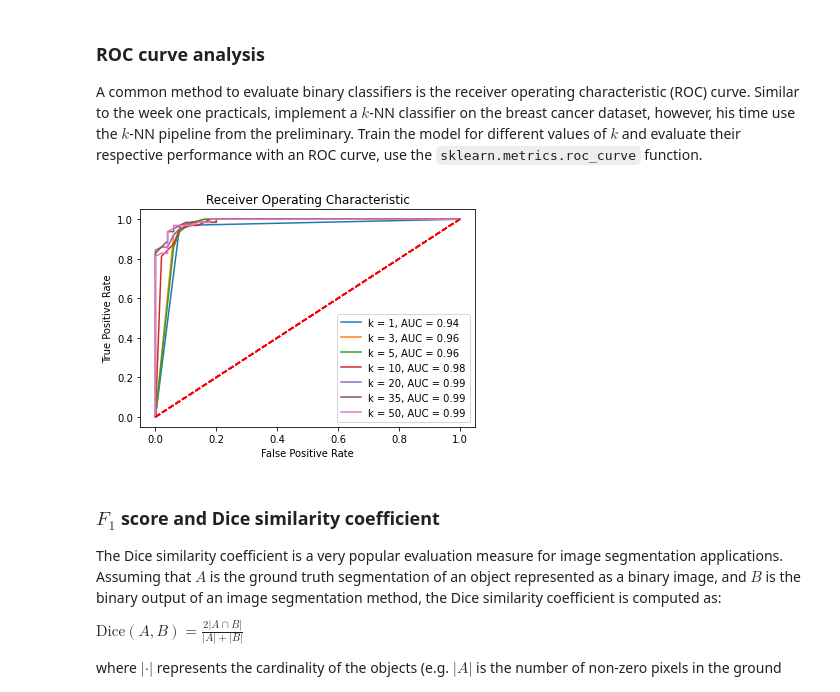
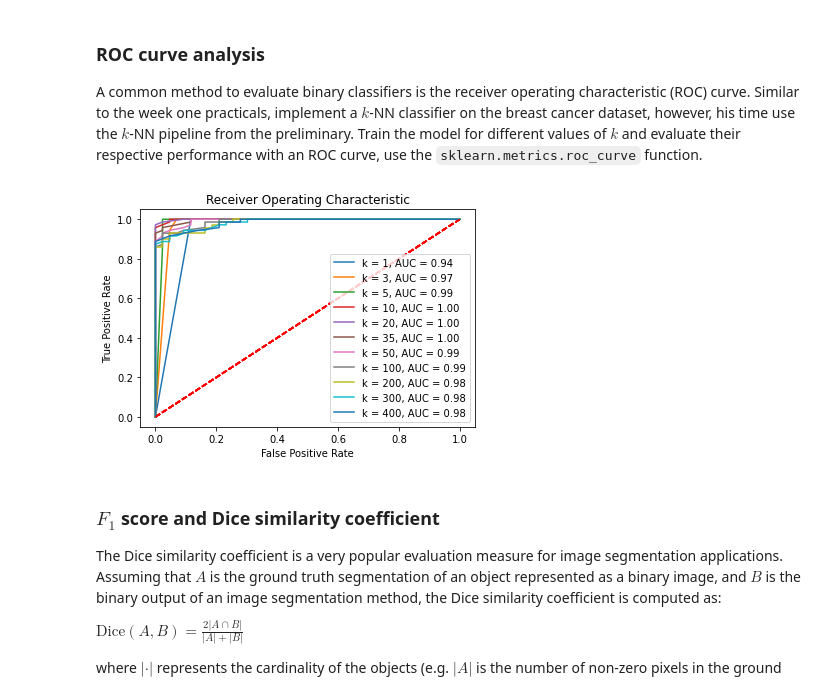
Before and after one commit to mennocromwijk/Machine_Learning, a Jupyter notebook: practicals/week_2.ipynb, the cells around one changed output. Cells and saved outputs as stored; diff of their text form; code cells hidden in the pictures.

```diff
--- a/practicals/week_2.ipynb
+++ b/practicals/week_2.ipynb
@@ -274,39 +273,39 @@ X_train, X_test, y_train, y_test = train_test_split(X, y, test_size=0.2)
 
 # Create KNN model, looping over list of k-values
 
-k_list = [1,3,5,10,20,35,50]
+k_list = [1,3,5,10,20,35,50,100,200,300,400]
 
 for k in k_list:
 
     # initialize a k-NN classifier
     knn = neighbors.KNeighborsClassifier(n_neighbors=k)
     # Create the pipeline
     model = Pipeline([
                       ("scaler", scaler),
                       ("knn", knn)
                      ])
     # train the model using the training dataset
     model.fit(X_train, y_train)
 
     # make predictions using the testing dataset
     prediction = model.predict_proba(X_test)
     # calculate the Receiver Operating Characteristics (True positive rate, false positive rate and treshold)
     fpr, tpr, threshold = roc_curve(y_test, prediction[:,1])
 
     # calculate area under curve
     roc_auc = auc(fpr, tpr)
 
     # plot the ROC curves
     plt.plot(fpr, tpr, label = 'k = %d, AUC = %0.2f' % (k,roc_auc))
     plt.legend(loc = 'lower right')
     plt.plot([0, 1], [0, 1],'r--')
     plt.ylabel('True Positive Rate')
     plt.xlabel('False Positive Rate')
     plt.title('Receiver Operating Characteristic')
 
 plt.show()
 # %% [output]
-[figure, old version]
+[figure, new version]
 # %% [markdown]
 ### $F_1$ score and Dice similarity coefficient
 
```
Also changed, not shown: parts of 1 cell of this notebook, 2 other files.
